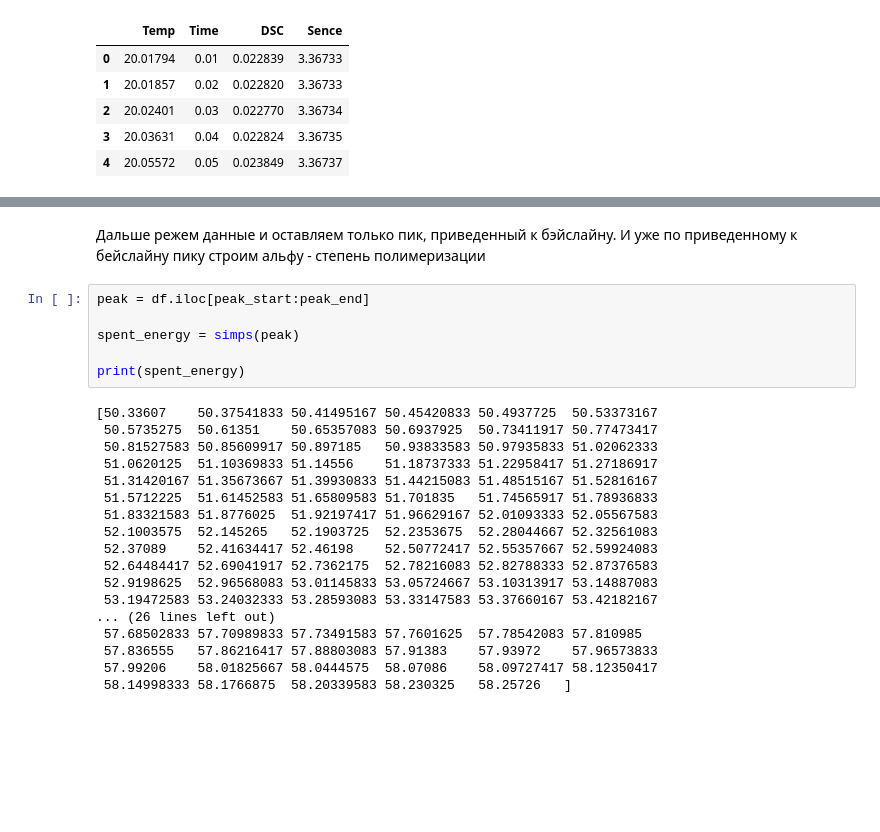
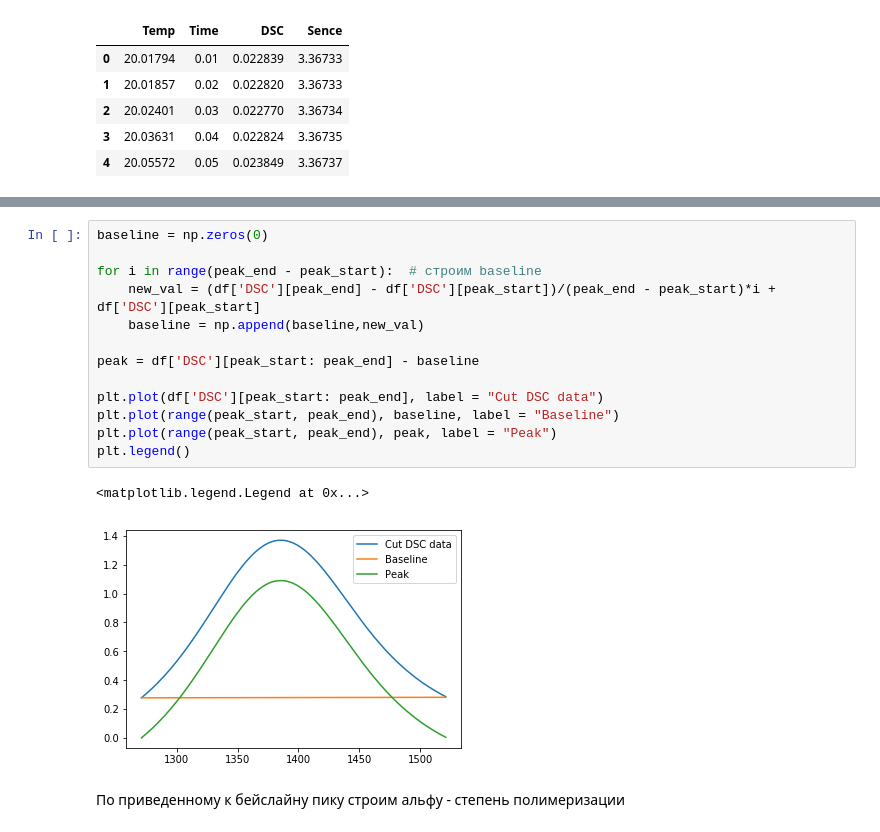
Before and after one commit to YarikineZ/DS_final_project, a Jupyter notebook: Final project.ipynb, the cells around one changed output, grey strips where cells are left out. Saved outputs shown, nothing was run; the diff lists cells and outputs as text; blank space fills up the shorter version.

```diff
--- a/Final project.ipynb
+++ b/Final project.ipynb
@@ -77,26 +79,18 @@ Text(0.5, 1.0, 'Raw cure kinetics signal')
+# %%
+baseline = np.zeros(0)
+
+for i in range(peak_end - peak_start):  # строим baseline
+    new_val = (df['DSC'][peak_end] - df['DSC'][peak_start])/(peak_end - peak_start)*i + df['DSC'][peak_start]
+    baseline = np.append(baseline,new_val)
+
+peak = df['DSC'][peak_start: peak_end] - baseline
+
+plt.plot(df['DSC'][peak_start: peak_end], label = "Cut DSC data")
+plt.plot(range(peak_start, peak_end), baseline, label = "Baseline")
+plt.plot(range(peak_start, peak_end), peak, label = "Peak")
+plt.legend()
+# %% [output]
+<matplotlib.legend.Legend at 0x...>
+[figure, added]
 # %% [markdown]
-Дальше режем данные и оставляем только пик, приведенный к бэйслайну. И уже по приведенному к бейслайну пику строим альфу - степень полимеризации
+По приведенному к бейслайну пику строим альфу - степень полимеризации
-# %%
-peak = df.iloc[peak_start:peak_end]
-
-spent_energy = simps(peak)
-
-print(spent_energy)
-# %% [output]
-[50.33607    50.37541833 50.41495167 50.45420833 50.4937725  50.53373167
- 50.5735275  50.61351    50.65357083 50.6937925  50.73411917 50.77473417
- 50.81527583 50.85609917 50.897185   50.93833583 50.97935833 51.02062333
- 51.0620125  51.10369833 51.14556    51.18737333 51.22958417 51.27186917
- 51.31420167 51.35673667 51.39930833 51.44215083 51.48515167 51.52816167
- 51.5712225  51.61452583 51.65809583 51.701835   51.74565917 51.78936833
- 51.83321583 51.8776025  51.92197417 51.96629167 52.01093333 52.05567583
- 52.1003575  52.145265   52.1903725  52.2353675  52.28044667 52.32561083
- 52.37089    52.41634417 52.46198    52.50772417 52.55357667 52.59924083
- 52.64484417 52.69041917 52.7362175  52.78216083 52.82788333 52.87376583
- 52.9198625  52.96568083 53.01145833 53.05724667 53.10313917 53.14887083
- 53.19472583 53.24032333 53.28593083 53.33147583 53.37660167 53.42182167
-... (26 lines left out)
- 57.68502833 57.70989833 57.73491583 57.7601625  57.78542083 57.810985
- 57.836555   57.86216417 57.88803083 57.91383    57.93972    57.96573833
- 57.99206    58.01825667 58.0444575  58.07086    58.09727417 58.12350417
- 58.14998333 58.1766875  58.20339583 58.230325   58.25726   ]
```
Also changed, not shown: parts of 6 cells of this notebook.
